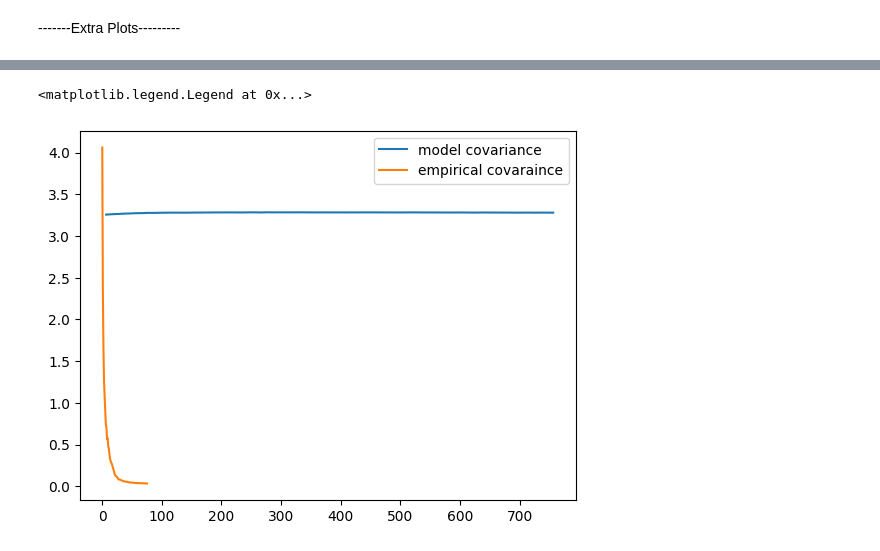
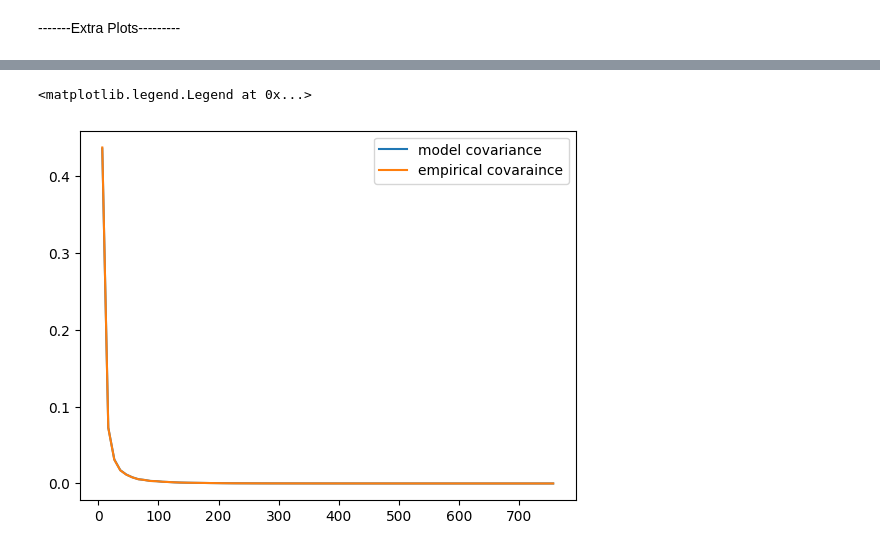
Before and after one commit to urwa99/MASS_Thesis, a Jupyter notebook: HI/SMICA.ipynb, the cells around one changed output, grey strips where cells are left out. Drawn from its saved outputs; the diff is of its cells as text; code cells hidden in the pictures.

```diff
--- a/HI/SMICA.ipynb
+++ b/HI/SMICA.ipynb
@@ -155,11 +152,16 @@ def bin_spectra(cl,nside, delta):
     n_bins = b.get_n_bands()
     leff = b.get_effective_ells()
     cl_binned= np.zeros((n_bins, nfreqs, nfreqs))
-    for nf in range(nfreqs):
-        cl_binned [:,nf, nf]= b.bin_cell(cl[:,nf,nf])
+
+    for i in range(nfreqs):
+        for j in range(nfreqs):
+            cl_binned[:, i, j] = b.bin_cell(cl[:, i, j])
+
     return leff,n_bins,cl_binned
 # %%
 leff,n_bins, noise_binned= bin_spectra(noise, nside, delta_ell)
 *_,hi_binned= bin_spectra(hi, nside, delta_ell)
 # %%
-leff
+b= nmt.NmtBin.from_lmax_linear(3*nside-1, nlb=delta_ell)
+n_bins = b.get_n_bands()
+leff = b.get_effective_ells()
@@ -247,0 +286,10 @@ c_hat.shape
+# %%
+e,F_pca, P_b_pca = pca(c_hat,r)
+print(e)
+"""# Normalize columns of F and adjust P_b
+for j in range(r):
+    norm = np.linalg.norm(F_pca[:, j])
+    F_pca[:, j] /= norm
+    for b in range(n_bins):
+        P_b_pca[b, j, j] *= norm**2"""
+params_pca = np.concatenate([F_pca.flatten(), P_b_pca.flatten()])
@@ -248,3 +314,5 @@ c_hat.shape
+# %%
+c_model= model_covariance(hi_binned, F_pca, P_b_pca,noise_binned, n_bins)
 # %% [markdown]
 Define the negative log-likelihood/cost-function
 $$\mathcal{L} = \sum_b w_b \left[ \log \det C_b^{\text{model}} + \text{Tr} \left( (\hat{C}_b) (C_b^{\text{model}})^{-1} \right) \right]$$
@@ -429,10 +598,10 @@ plt.plot(leff,hi_binned[:,70,70]+noise_binned[:,70,70])
 # %%
 plt.plot(leff,c_model[:,70,70], label="model covariance")
-plt.plot(c_hat[:,70,70], label="empirical covaraince")
+plt.plot(leff,c_hat[:,70,70], label="empirical covaraince")
 plt.legend()
 # %% [output]
 <matplotlib.legend.Legend at 0x...>
-[figure, old version]
+[figure, new version]
 # %%
 hp.mollview(smoothed_maps[0], min=-9, max=9)
 hp.mollview(smoothed_hi_maps[0], min=-9, max=9)
```
Also changed, not shown: parts of 38 cells of this notebook.
